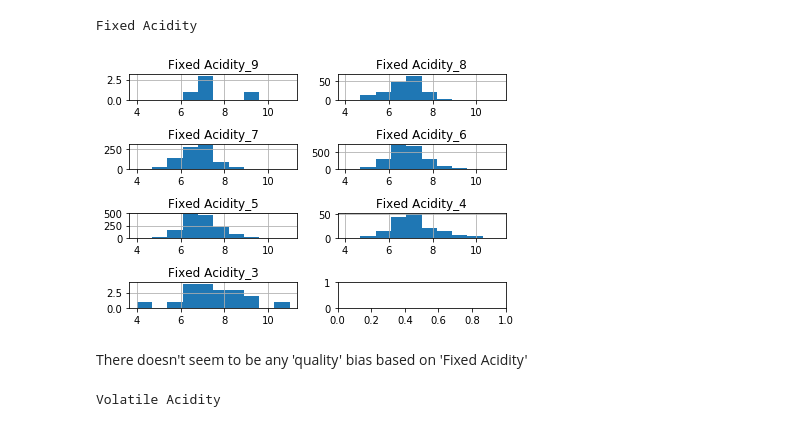
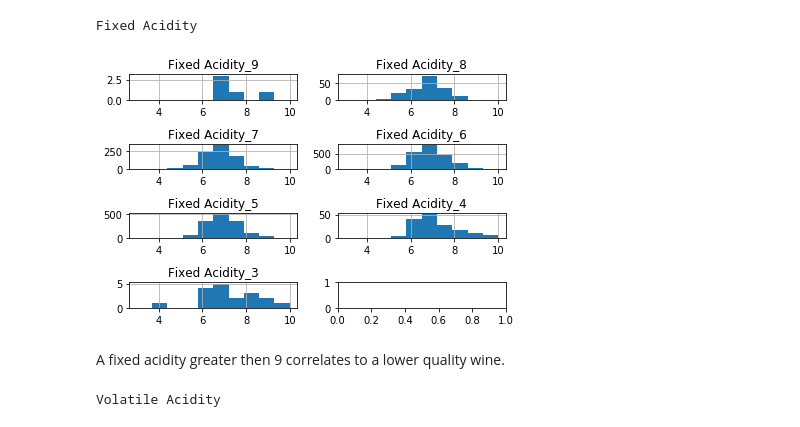
Before and after one commit to ibanezj5/Springboard-Capstone-Project-1, a Jupyter notebook: data-story.ipynb, the cells around one changed output. Saved outputs shown, nothing was run; the diff lists cells and outputs as text; code cells hidden in the pictures.

```diff
--- a/data-story.ipynb
+++ b/data-story.ipynb
@@ -26,43 +26,43 @@ red_wine_3 = red_wine.loc[ red_wine['quality'] == 3 ]
 #Build frequency histograms for each rating of each feature
 fig, axes = plt.subplots(nrows=4, ncols=2)
 
 print('Fixed Acidity')
 
 subplot(4, 2, 1)
 plt.title('Fixed Acidity_9')
-white_wine_9['fixed acidity'].hist(range=[4,11])
+white_wine_9['fixed acidity'].hist(range=[3,10])
 
 subplot(4, 2, 2)
 plt.title('Fixed Acidity_8')
-white_wine_8['fixed acidity'].hist(range=[4,11])
+white_wine_8['fixed acidity'].hist(range=[3,10])
 
 subplot(4, 2, 3)
 plt.title('Fixed Acidity_7')
-white_wine_7['fixed acidity'].hist(range=[4,11])
+white_wine_7['fixed acidity'].hist(range=[3,10])
 
 subplot(4, 2, 4)
 plt.title('Fixed Acidity_6')
-white_wine_6['fixed acidity'].hist(range=[4,11])
+white_wine_6['fixed acidity'].hist(range=[3,10])
 
 subplot(4, 2, 5)
 plt.title('Fixed Acidity_5')
-white_wine_5['fixed acidity'].hist(range=[4,11])
+white_wine_5['fixed acidity'].hist(range=[3,10])
 
 subplot(4, 2, 6)
 plt.title('Fixed Acidity_4')
-white_wine_4['fixed acidity'].hist(range=[4,11])
+white_wine_4['fixed acidity'].hist(range=[3,10])
 
 subplot(4, 2, 7)
 plt.title('Fixed Acidity_3')
-white_wine_3['fixed acidity'].hist(range=[4,11])
+white_wine_3['fixed acidity'].hist(range=[3,10])
 
 
 plt.tight_layout()
 # %% [output]
 Fixed Acidity
-[figure, old version]
+[figure, new version]
-# %% [markdown]
-There doesn't seem to be any 'quality' bias based on 'Fixed Acidity'
+# %% [markdown]
+A fixed acidity greater then 9 correlates to a lower quality wine.
 # %%
 #Build frequency histograms for each rating of each feature
 fig, axes = plt.subplots(nrows=4, ncols=2)
```
Also changed, not shown: parts of 19 cells of this notebook.
